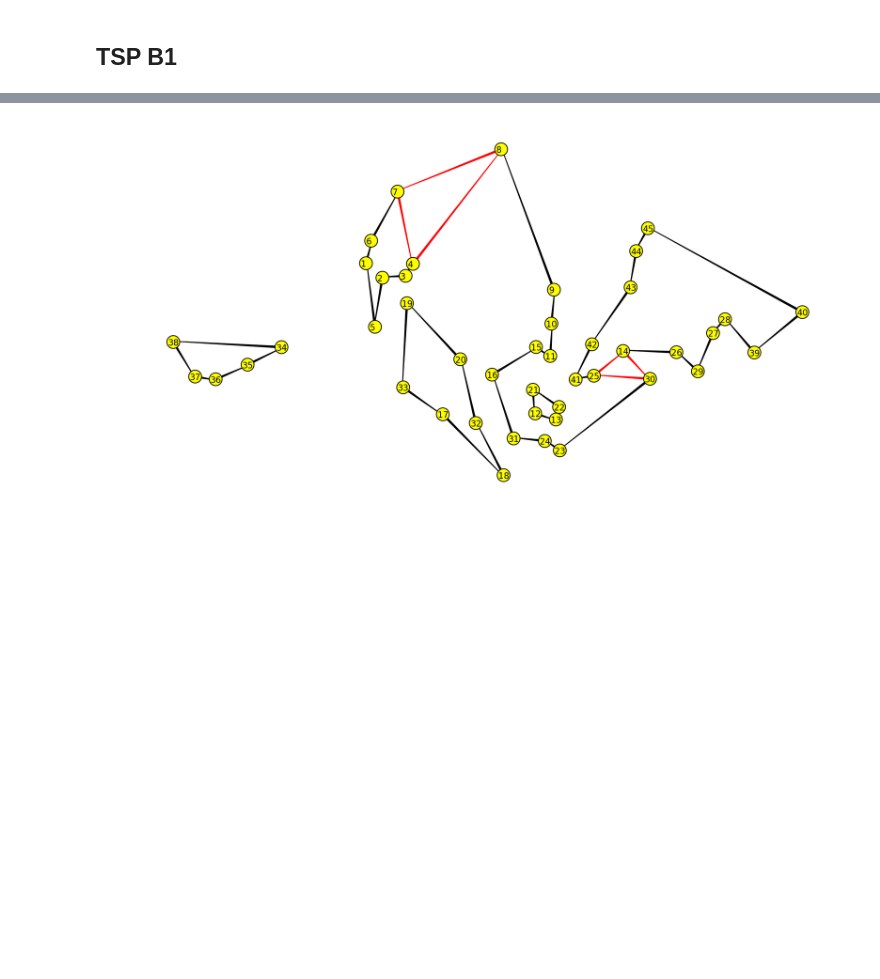
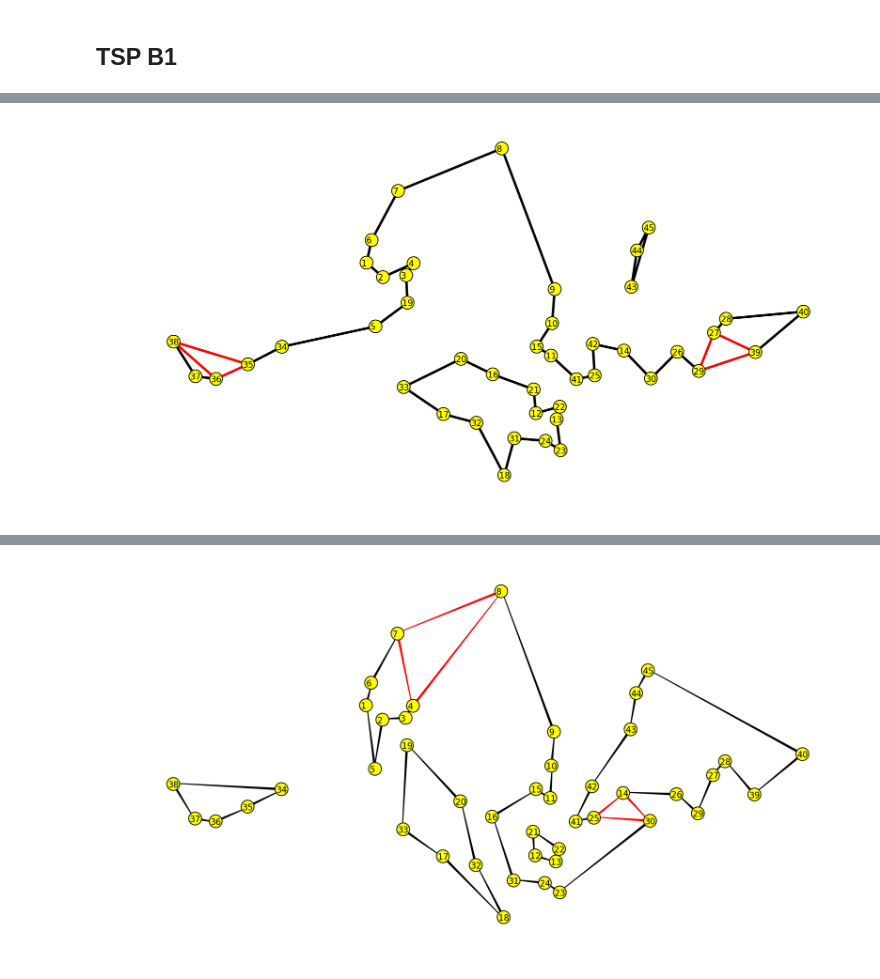
Before and after one commit to lifengzhi/msa_mh8101_or1_lp, a Jupyter notebook: Assignment 2 - Traveling Salesperson Problem_solution - MH8102.ipynb, the cells around one changed output, grey strips where cells are left out. Saved outputs shown, nothing was run; the diff lists cells and outputs as text; code cells hidden in the pictures; blank space fills up the shorter version.

```diff
--- a/Assignment 2 - Traveling Salesperson Problem_solution - MH8102.ipynb
+++ b/Assignment 2 - Traveling Salesperson Problem_solution - MH8102.ipynb
@@ -252,4 +271,11 @@ import pulp
 
 print("number of cities : {}".format(len(cities_B1)))
 
-# WRITE YOUR CODE HERE
+cities_B1_list = list(cities_B1)
+
+subbb = []
+
+b1_prob1, B1_X_ij_s = Tsp_L1(cities_B1_list, dist_B1)
+Print_Cities_With_Linkage(cities_B1_list, B1_X_ij_s)
+all_subtours = Identify_All_Islands(cities_B1_list, B1_X_ij_s)
+print(len(all_subtours), " subtours: ", all_subtours)
@@ -255,0 +300,5 @@ print("number of cities : {}".format(len(cities_B1)))
+# %%
+ee, ff = GetFullEdgesAndFractionalEdges(cities_B1_list, B1_X_ij_s)
+LL = frac_TSP_plot(ee,ff,cities_B1_list,posn_B1,dist_B1)
+# %% [output]
+[figure, added]
```
Also changed, not shown: parts of 11 cells of this notebook.
